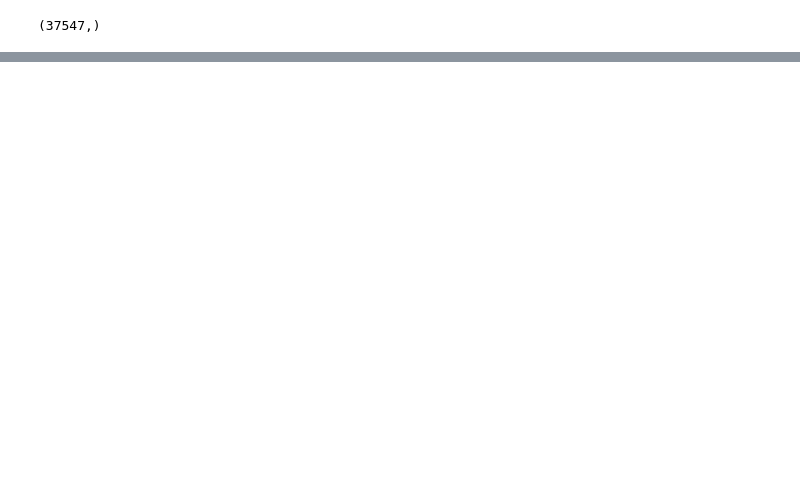
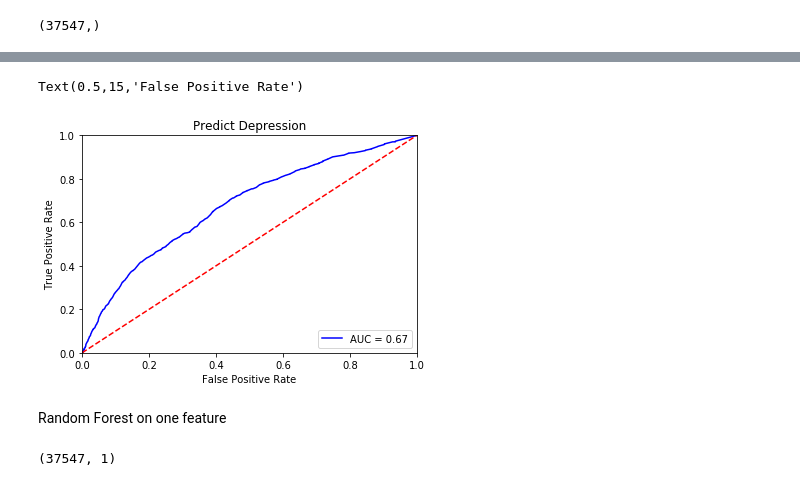
Before and after one commit to ShakedShalem/drug-analysis, a Jupyter notebook: Pipeline.ipynb, the cells around one changed output, grey strips where cells are left out. Saved outputs shown, nothing was run; the diff lists cells and outputs as text; code cells hidden in the pictures; blank space fills up the shorter version.

Commit message:
new random forest model

```diff
--- a/Pipeline.ipynb
+++ b/Pipeline.ipynb
@@ -55,0 +67,2 @@ pearson_test.corr()
+# %%
+X_train, X_test, y_train, y_test = train_test_split(X, dep, test_size=0.33, random_state=42)
@@ -55,0 +142,4 @@ pearson_test.corr()
+# %%
+clf = RandomForestClassifier(n_estimators=500)
+clf.fit(X_train, y_train)
+predictions = clf.predict(X_test)
@@ -55,0 +165,19 @@ pearson_test.corr()
+# %%
+probs = clf.predict_proba(X_test)
+preds = probs[:,1]
+fpr, tpr, threshold = metrics.roc_curve(y_test, preds, pos_label=1)
+roc_auc = metrics.auc(fpr, tpr)
+# %%
+plt.title('Predict Depression')
+plt.plot(fpr, tpr, 'b', label = 'AUC = %0.2f' % roc_auc)
+plt.legend(loc = 'lower right')
+plt.plot([0, 1], [0, 1],'r--')
+plt.xlim([0, 1])
+plt.ylim([0, 1])
+plt.ylabel('True Positive Rate')
+plt.xlabel('False Positive Rate')
+# %% [output]
+Text(0.5,15,'False Positive Rate')
+[figure, added]
+# %% [markdown]
+Random Forest on one feature
@@ -55,0 +186,4 @@ pearson_test.corr()
+# %%
+X1.shape
+# %% [output]
+(37547, 1)
```
Also changed, not shown: parts of 33 cells of this notebook, 1 other file.
